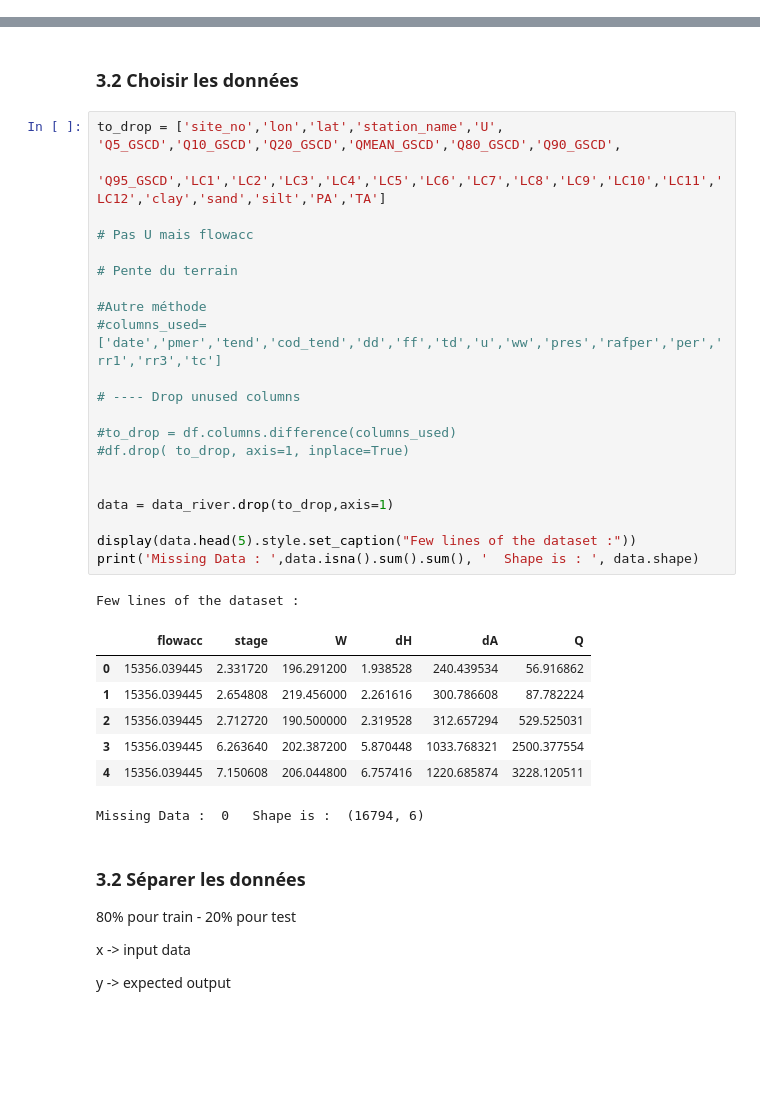
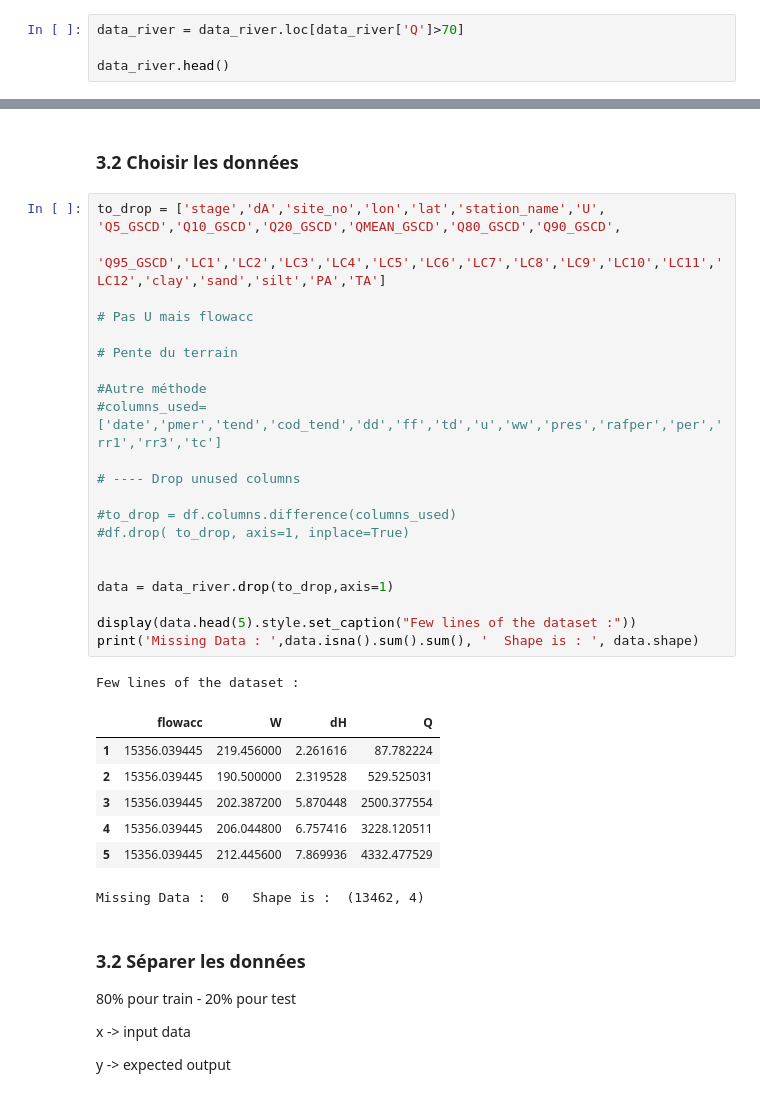
Before and after one commit to scastets/Projet4MA_Hydrologie, a Jupyter notebook: Notebooks/Apprentissage_ANN_HydroSwot.ipynb, the cells around one changed output, grey strips where cells are left out. Drawn from its saved outputs; the diff is of its cells as text; blank space fills up the shorter version.

```diff
--- a/Notebooks/Apprentissage_ANN_HydroSwot.ipynb
+++ b/Notebooks/Apprentissage_ANN_HydroSwot.ipynb
@@ -52,0 +57,4 @@ Missing Data :  0 Shape is :  (16794, 35)
+# %%
+data_river = data_river.loc[data_river['Q']>70]
+
+data_river.head()
@@ -53,35 +69,35 @@ Missing Data :  0 Shape is :  (16794, 35)
 # %% [markdown]
 ### 3.2 Choisir les données
 # %%
-to_drop = ['site_no','lon','lat','station_name','U', 'Q5_GSCD','Q10_GSCD','Q20_GSCD','QMEAN_GSCD','Q80_GSCD','Q90_GSCD',
+to_drop = ['stage','dA','site_no','lon','lat','station_name','U', 'Q5_GSCD','Q10_GSCD','Q20_GSCD','QMEAN_GSCD','Q80_GSCD','Q90_GSCD',
            'Q95_GSCD','LC1','LC2','LC3','LC4','LC5','LC6','LC7','LC8','LC9','LC10','LC11','LC12','clay','sand','silt','PA','TA']
 
 # Pas U mais flowacc
 
 # Pente du terrain
 
 #Autre méthode
 #columns_used=['date','pmer','tend','cod_tend','dd','ff','td','u','ww','pres','rafper','per','rr1','rr3','tc']
 
 # ---- Drop unused columns
 
 #to_drop = df.columns.difference(columns_used)
 #df.drop( to_drop, axis=1, inplace=True)
 
 
 data = data_river.drop(to_drop,axis=1)
 
 display(data.head(5).style.set_caption("Few lines of the dataset :"))
 print('Missing Data : ',data.isna().sum().sum(), '  Shape is : ', data.shape)
 # %% [output]
 Few lines of the dataset :
-|  | flowacc | stage | W | dH | dA | Q |
-| 0 | 15356.039445 | 2.331720 | 196.291200 | 1.938528 | 240.439534 | 56.916862 |
-| 1 | 15356.039445 | 2.654808 | 219.456000 | 2.261616 | 300.786608 | 87.782224 |
-| 2 | 15356.039445 | 2.712720 | 190.500000 | 2.319528 | 312.657294 | 529.525031 |
-| 3 | 15356.039445 | 6.263640 | 202.387200 | 5.870448 | 1033.768321 | 2500.377554 |
-| 4 | 15356.039445 | 7.150608 | 206.044800 | 6.757416 | 1220.685874 | 3228.120511 |
+|  | flowacc | W | dH | Q |
+| 1 | 15356.039445 | 219.456000 | 2.261616 | 87.782224 |
+| 2 | 15356.039445 | 190.500000 | 2.319528 | 529.525031 |
+| 3 | 15356.039445 | 202.387200 | 5.870448 | 2500.377554 |
+| 4 | 15356.039445 | 206.044800 | 6.757416 | 3228.120511 |
+| 5 | 15356.039445 | 212.445600 | 7.869936 | 4332.477529 |
-Missing Data :  0   Shape is :  (16794, 6)
+Missing Data :  0   Shape is :  (13462, 4)
 # %% [markdown]
 ### 3.2 Séparer les données
 
```
Also changed, not shown: parts of 36 cells of this notebook.
